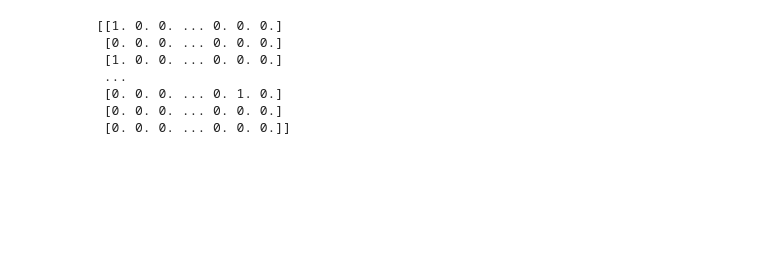
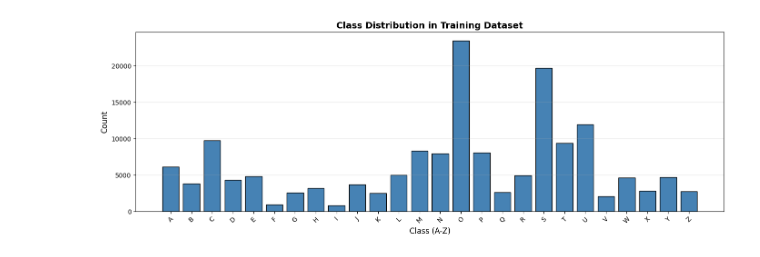
Before and after one commit to moaaz-khaled/Alphabet-Classification-Description, a Jupyter notebook: src/vgg-19.ipynb, the cells around one changed output. Cells and saved outputs as stored; diff of their text form; code cells hidden in the pictures; blank space fills up the shorter version.

```diff
--- a/src/vgg-19.ipynb
+++ b/src/vgg-19.ipynb
@@ -35,3 +123,5 @@ X_test shape: (74490, 784)
+# %%
+Y_train_raw = Y_train.copy()
 # %%
 X_train = X_train.to_numpy()
 X_test = X_test.to_numpy()
@@ -50,14 +139,18 @@ X_test = X_test / 255.0
 # %%
 Y_train = to_categorical(Y_train, num_classes=26)
 Y_test = to_categorical(Y_test, num_classes=26)
-
-print(Y_train)
-# %% [output]
-[[1. 0. 0. ... 0. 0. 0.]
- [0. 0. 0. ... 0. 0. 0.]
- [1. 0. 0. ... 0. 0. 0.]
- ...
- [0. 0. 0. ... 0. 1. 0.]
- [0. 0. 0. ... 0. 0. 0.]
- [0. 0. 0. ... 0. 0. 0.]]
+# %%
+alpha = list('ABCDEFGHIJKLMNOPQRSTUVWXYZ')
+unique, counts = np.unique(Y_train_raw, return_counts=True)
+plt.figure(figsize=(14, 5))
+plt.bar(alpha, counts, color='steelblue', edgecolor='black')
+plt.title('Class Distribution in Training Dataset', fontsize=14, fontweight='bold')
+plt.xlabel('Class (A-Z)', fontsize=12)
+plt.ylabel('Count', fontsize=12)
+plt.xticks(rotation=45)
+plt.grid(True, alpha=0.3, axis='y')
+plt.tight_layout()
+plt.show()
+# %% [output]
+[figure, added]
 # %%
```
Also changed, not shown: parts of 15 cells of this notebook, 1 other file.
